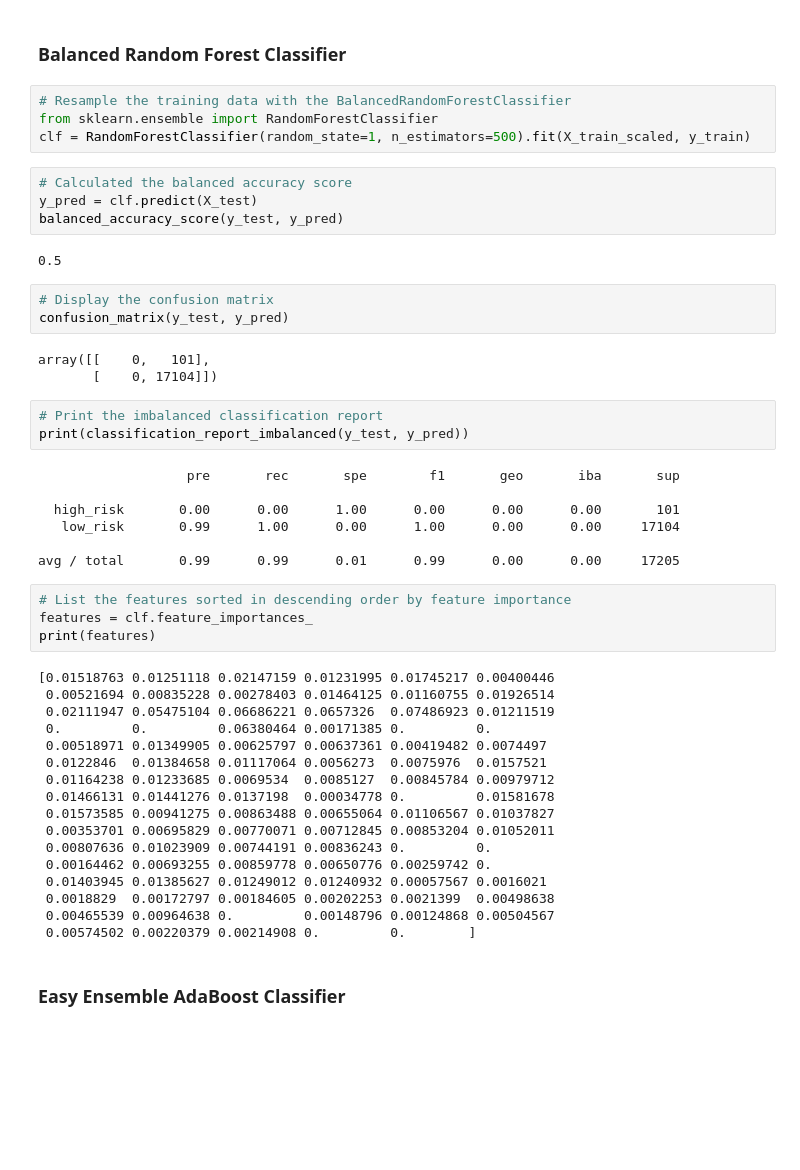
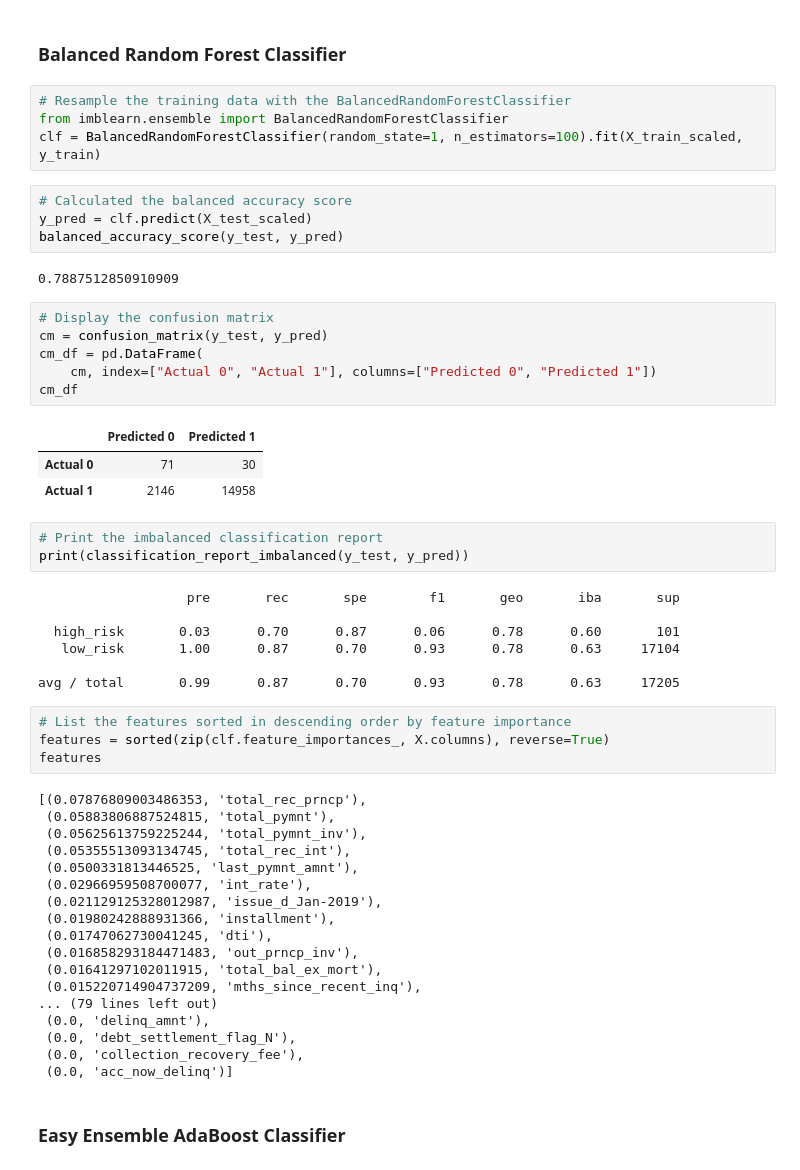
Before and after one commit to crystdang/Credit-Risk-Analysis, a Jupyter notebook: Starter_Code/credit_risk_ensemble.ipynb, the cells around one changed output. Drawn from its saved outputs; the diff is of its cells as text; blank space fills up the shorter version.

```diff
--- a/Starter_Code/credit_risk_ensemble.ipynb
+++ b/Starter_Code/credit_risk_ensemble.ipynb
@@ -139,50 +139,55 @@ Note: Use a random state of 1 for each algorithm to ensure consistency between t
 ### Balanced Random Forest Classifier
 # %%
 # Resample the training data with the BalancedRandomForestClassifier
-from sklearn.ensemble import RandomForestClassifier
-clf = RandomForestClassifier(random_state=1, n_estimators=500).fit(X_train_scaled, y_train)
+from imblearn.ensemble import BalancedRandomForestClassifier
+clf = BalancedRandomForestClassifier(random_state=1, n_estimators=100).fit(X_train_scaled, y_train)
 # %%
 # Calculated the balanced accuracy score
-y_pred = clf.predict(X_test)
+y_pred = clf.predict(X_test_scaled)
 balanced_accuracy_score(y_test, y_pred)
 # %% [output]
-0.5
+0.7887512850910909
 # %%
 # Display the confusion matrix
-confusion_matrix(y_test, y_pred)
+cm = confusion_matrix(y_test, y_pred)
+cm_df = pd.DataFrame(
+    cm, index=["Actual 0", "Actual 1"], columns=["Predicted 0", "Predicted 1"])
+cm_df
 # %% [output]
-array([[    0,   101],
-       [    0, 17104]])
+|  | Predicted 0 | Predicted 1 |
+| Actual 0 | 71 | 30 |
+| Actual 1 | 2146 | 14958 |
 # %%
 # Print the imbalanced classification report
 print(classification_report_imbalanced(y_test, y_pred))
 # %% [output]
                    pre       rec       spe        f1       geo       iba       sup
 
-  high_risk       0.00      0.00      1.00      0.00      0.00      0.00       101
-   low_risk       0.99      1.00      0.00      1.00      0.00      0.00     17104
+  high_risk       0.03      0.70      0.87      0.06      0.78      0.60       101
+   low_risk       1.00      0.87      0.70      0.93      0.78      0.63     17104
 
-avg / total       0.99      0.99      0.01      0.99      0.00      0.00     17205
+avg / total       0.99      0.87      0.70      0.93      0.78      0.63     17205
 # %%
 # List the features sorted in descending order by feature importance
-features = clf.feature_importances_
-print(features)
+features = sorted(zip(clf.feature_importances_, X.columns), reverse=True)
+features
 # %% [output]
-[0.01518763 0.01251118 0.02147159 0.01231995 0.01745217 0.00400446
- 0.00521694 0.00835228 0.00278403 0.01464125 0.01160755 0.01926514
- 0.02111947 0.05475104 0.06686221 0.0657326  0.07486923 0.01211519
- 0.         0.         0.06380464 0.00171385 0.         0.
- 0.00518971 0.01349905 0.00625797 0.00637361 0.00419482 0.0074497
- 0.0122846  0.01384658 0.01117064 0.0056273  0.0075976  0.0157521
- 0.01164238 0.01233685 0.0069534  0.0085127  0.00845784 0.00979712
- 0.01466131 0.01441276 0.0137198  0.00034778 0.         0.01581678
- 0.01573585 0.00941275 0.00863488 0.00655064 0.01106567 0.01037827
- 0.00353701 0.00695829 0.00770071 0.00712845 0.00853204 0.01052011
- 0.00807636 0.01023909 0.00744191 0.00836243 0.         0.
- 0.00164462 0.00693255 0.00859778 0.00650776 0.00259742 0.
- 0.01403945 0.01385627 0.01249012 0.01240932 0.00057567 0.0016021
- 0.0018829  0.00172797 0.00184605 0.00202253 0.0021399  0.00498638
- 0.00465539 0.00964638 0.         0.00148796 0.00124868 0.00504567
- 0.00574502 0.00220379 0.00214908 0.         0.        ]
+[(0.07876809003486353, 'total_rec_prncp'),
+ (0.05883806887524815, 'total_pymnt'),
+ (0.05625613759225244, 'total_pymnt_inv'),
+ (0.05355513093134745, 'total_rec_int'),
+ (0.0500331813446525, 'last_pymnt_amnt'),
+ (0.02966959508700077, 'int_rate'),
+ (0.021129125328012987, 'issue_d_Jan-2019'),
+ (0.01980242888931366, 'installment'),
+ (0.01747062730041245, 'dti'),
+ (0.016858293184471483, 'out_prncp_inv'),
+ (0.01641297102011915, 'total_bal_ex_mort'),
+ (0.015220714904737209, 'mths_since_recent_inq'),
+... (79 lines left out)
+ (0.0, 'delinq_amnt'),
+ (0.0, 'debt_settlement_flag_N'),
+ (0.0, 'collection_recovery_fee'),
+ (0.0, 'acc_now_delinq')]
 # %% [markdown]
 ### Easy Ensemble AdaBoost Classifier
```
Also changed, not shown: parts of 6 cells of this notebook.
